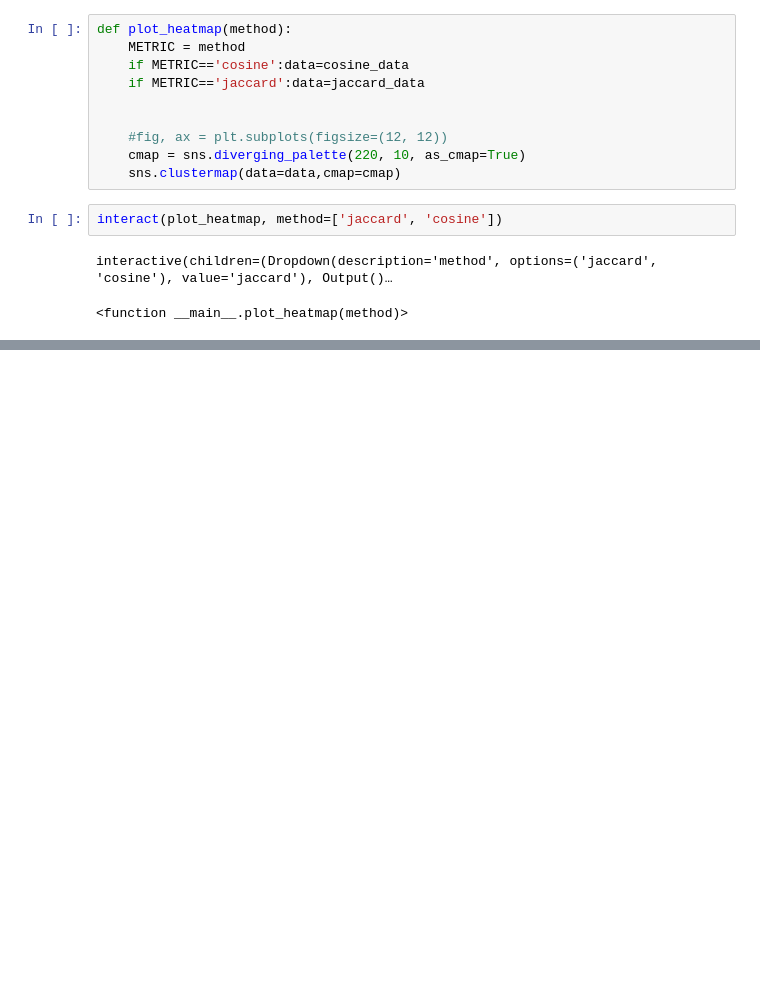
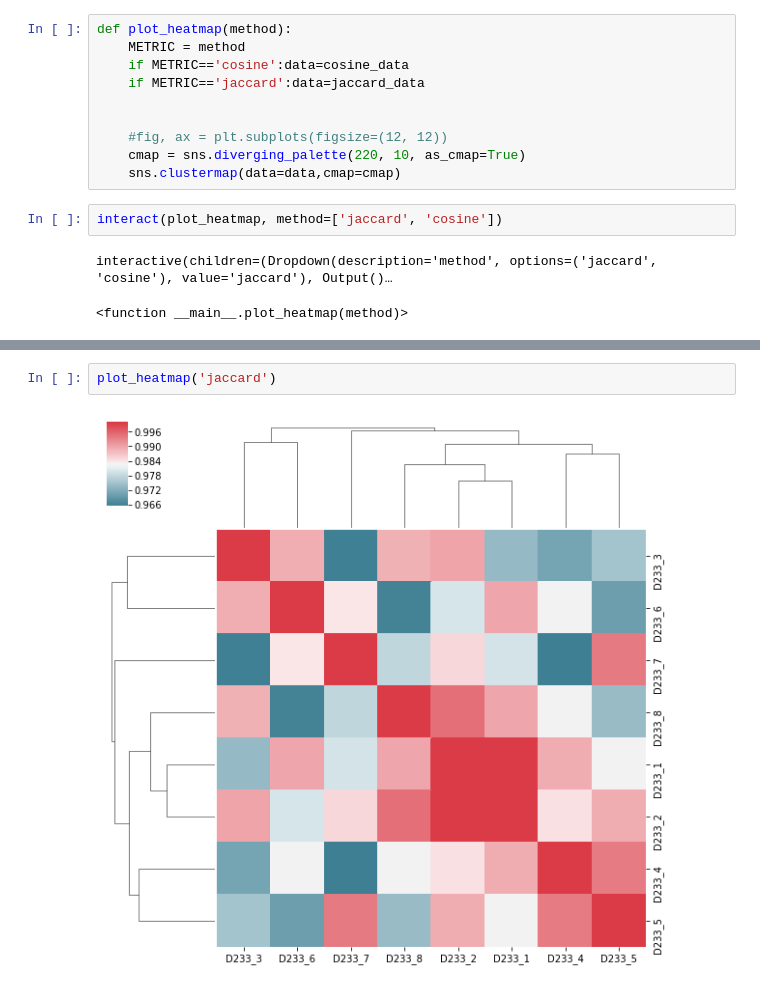
Before and after one commit to NCBI-Hackathons/PyClonal, a Jupyter notebook: jupyter_notebooks/Overlap Analysis Demo.ipynb, the cells around one changed output, grey strips where cells are left out. Cells and saved outputs as stored; diff of their text form; blank space fills up the shorter version.

```diff
--- a/jupyter_notebooks/Overlap Analysis Demo.ipynb
+++ b/jupyter_notebooks/Overlap Analysis Demo.ipynb
@@ -88,0 +97,4 @@ interactive(children=(Dropdown(description='method', options=('jaccard', 'cosine
+# %%
+plot_heatmap('jaccard')
+# %% [output]
+[figure, added]
```
Also changed, not shown: parts of 3 cells of this notebook.
